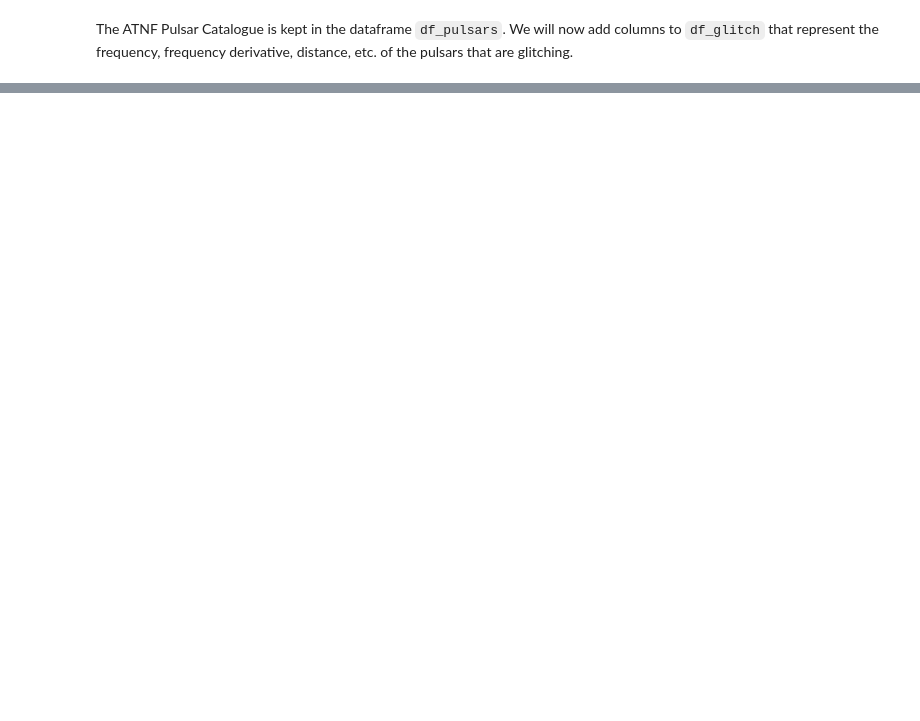
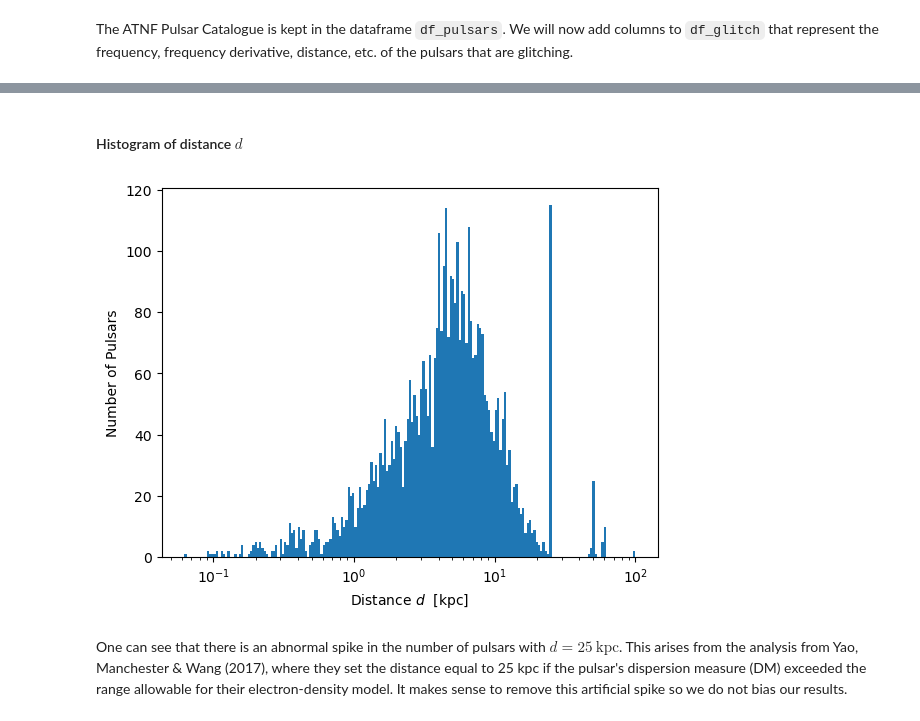
Before and after one commit to garvinyim/glitch_tools, a Jupyter notebook: analysis.ipynb, the cells around one changed output, grey strips where cells are left out. Cells and saved outputs as stored; diff of their text form; code cells hidden in the pictures; blank space fills up the shorter version.

```diff
--- a/analysis.ipynb
+++ b/analysis.ipynb
@@ -1223,0 +1146,14 @@ We see this will add 7 $Q$ values, bringing the total number of $Q$ in `df_glitc
+# %% [markdown]
+#### Histogram of distance $d$
+# %%
+z = df_pulsars['DIST']
+bins_logspace = np.logspace(np.log10(z.min()), np.log10(z.max()), 200)
+plt.hist(z, bins = bins_logspace)
+plt.xlabel(r'Distance $d$  [kpc]')
+plt.ylabel('Number of Pulsars')
+plt.xscale('log')
+plt.show()
+# %% [output]
+[figure, added]
+# %% [markdown]
+One can see that there is an abnormal spike in the number of pulsars with $d = 25~\text{kpc}$. This arises from the analysis from Yao, Manchester & Wang (2017), where they set the distance equal to 25 kpc if the pulsar's dispersion measure (DM) exceeded the range allowable for their electron-density model. It makes sense to remove this artificial spike so we do not bias our results.
```
Also changed, not shown: parts of 46 cells of this notebook.
